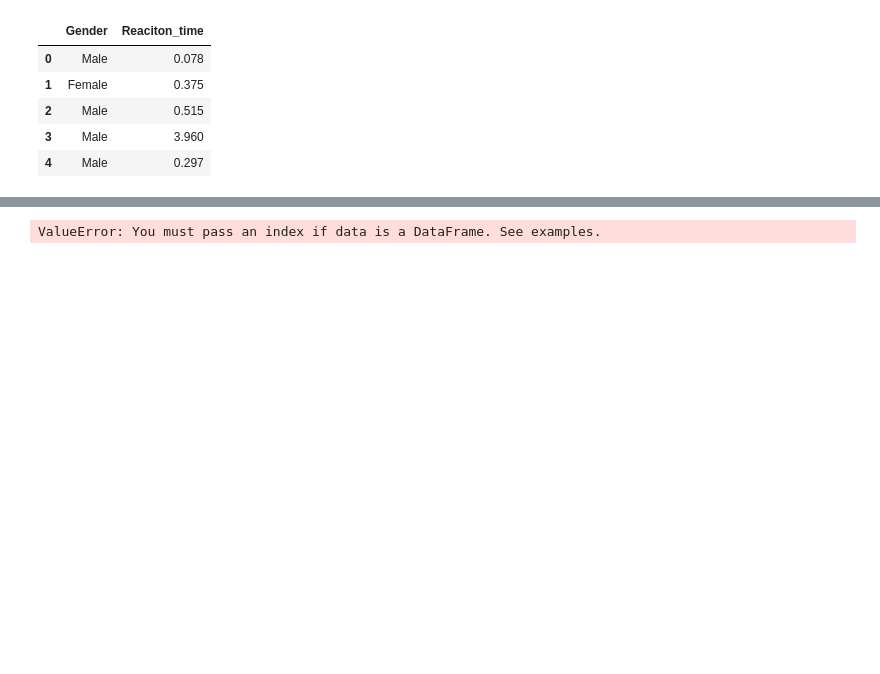
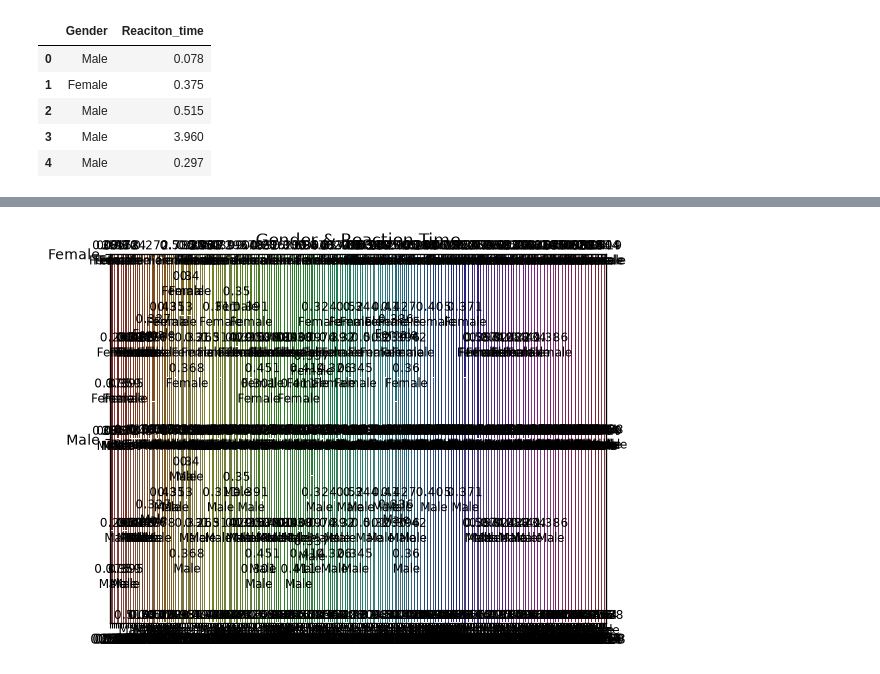
Before and after one commit to DanteSGarrett/AI, a Jupyter notebook: Semester1/Unit1/Teenagers/Teenagers.ipynb, the cells around one changed output, grey strips where cells are left out. Saved outputs shown, nothing was run; the diff lists cells and outputs as text; code cells hidden in the pictures; blank space fills up the shorter version.

```diff
--- a/Semester1/Unit1/Teenagers/Teenagers.ipynb
+++ b/Semester1/Unit1/Teenagers/Teenagers.ipynb
@@ -15,32 +15,35 @@ teenagers = pd.read_csv("CensusAtSchool.csv")
 # %%
 t2 = teenagers.copy()
 t2_r = t2["Reaction_time"]
+t2_r2 = t2_r.copy()
 t2_r = pd.to_numeric(t2_r, errors="coerce")
-t2_r.sort_values(ascending=False)
 t2_g = t2["Gender"]
+t2_g2 = t2_g.copy()
+
 # fast: <=0.2, average: 0.2-0.4, slow: 0.4-7, obvious joke: 50=<
+index = 0
 for i in t2_r:
     if (i <= 0.225):
-        i = "fast"
+        t2_r2[index] = "Fast"
     elif ((i > 0.225) and (i <= 0.35)):
-        i = "average"
+        t2_r2[index] = "Average"
     elif ((i > 0.35) and (i < 50)):
-        i = "slow"
+        t2_r2[index] = "Slow"
     elif (i >= 50):
-        i = "joke"
+        t2_r2[index] = "Joke"
     else:
-        i = "Null"
-
+        t2_r2[index] = "Null"
+index = 0
 for i in t2_g:
     if (pd.isna(i) == False):
         if (i.lower() == "male"):
-            i = "Male"
+            t2_g2[index] = "Male"
         elif (i.lower() == "female"):
-            i = "Female"
+            t2_g2[index] = "Female"
     else:
-        i = "NB"
+        t2_g2[index] = "NB"
 
-d = {"Gender": t2_g, "Reaciton_time": t2_r}
+d = {"Gender": t2_g2, "Reaciton_time": t2_r2}
 data2 = pd.DataFrame(data=d)
 data2.head(5)
 # %% [output]
@@ -53,7 +64,7 @@ data2.head(5)
 # %%
-mosaic(data2, ["Gender", "Reaction_time"], title="Gender & Reaction Time")
+mosaic(data2, ["Reaciton_time", "Gender"], title="Gender & Reaction Time")
 matplotlib.pyplot.show()
 # %% [output]
-ValueError: You must pass an index if data is a DataFrame. See examples.
+[figure, added]
 # %%
 # pd.crosstab()
```
Also changed, not shown: parts of 1 cell of this notebook.
